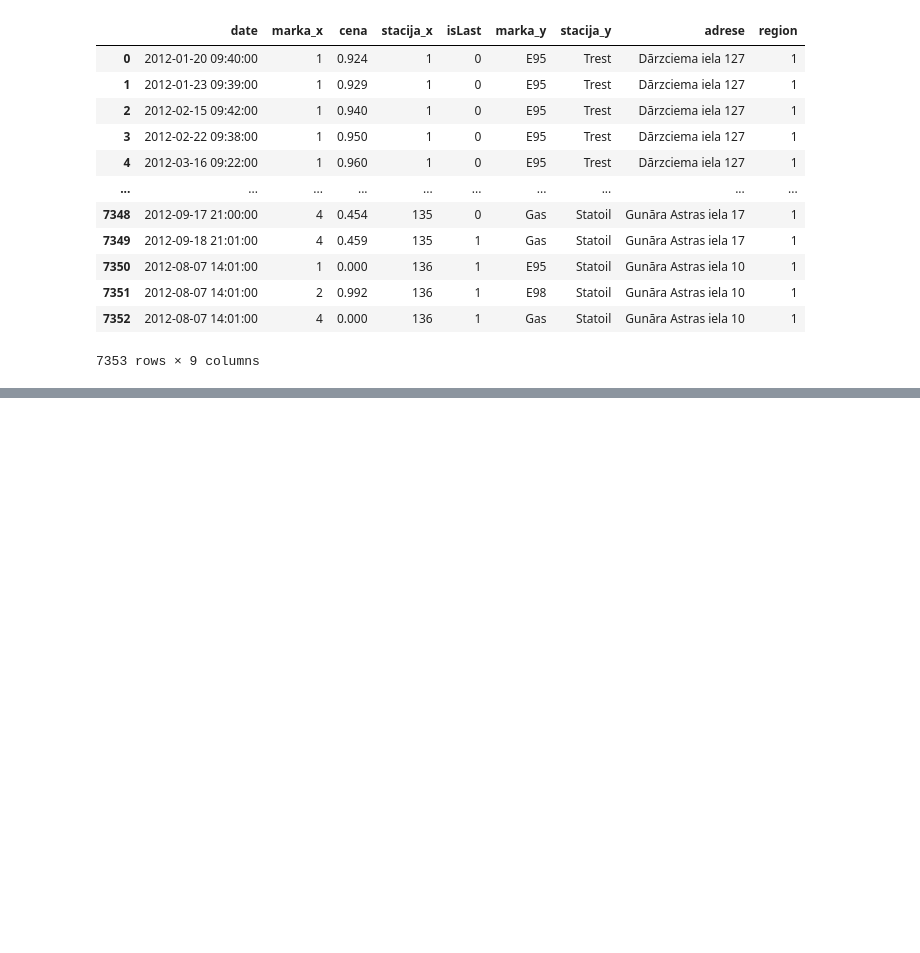
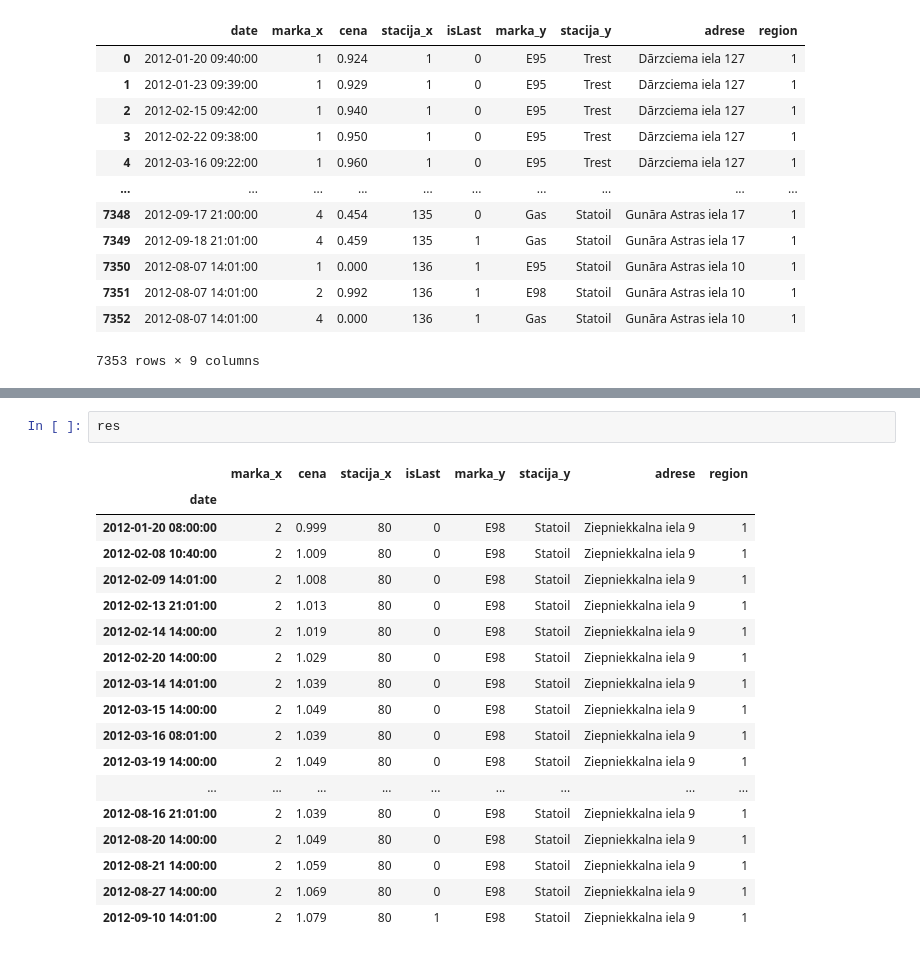
Before and after one commit to didzislauva/degvielasCenas, a Jupyter notebook: Degvielas Cenas.ipynb, the cells around one changed output, grey strips where cells are left out. Drawn from its saved outputs; the diff is of its cells as text; blank space fills up the shorter version.

```diff
--- a/Degvielas Cenas.ipynb
+++ b/Degvielas Cenas.ipynb
@@ -117,0 +122,21 @@ See the caveats in the documentation: https://pandas.pydata.org/pandas-docs/stab
+# %%
+res
+# %% [output]
+|  | marka_x | cena | stacija_x | isLast | marka_y | stacija_y | adrese | region |
+| date |  |  |  |  |  |  |  |  |
+| 2012-01-20 08:00:00 | 2 | 0.999 | 80 | 0 | E98 | Statoil | Ziepniekkalna iela 9 | 1 |
+| 2012-02-08 10:40:00 | 2 | 1.009 | 80 | 0 | E98 | Statoil | Ziepniekkalna iela 9 | 1 |
+| 2012-02-09 14:01:00 | 2 | 1.008 | 80 | 0 | E98 | Statoil | Ziepniekkalna iela 9 | 1 |
+| 2012-02-13 21:01:00 | 2 | 1.013 | 80 | 0 | E98 | Statoil | Ziepniekkalna iela 9 | 1 |
+| 2012-02-14 14:00:00 | 2 | 1.019 | 80 | 0 | E98 | Statoil | Ziepniekkalna iela 9 | 1 |
+| 2012-02-20 14:00:00 | 2 | 1.029 | 80 | 0 | E98 | Statoil | Ziepniekkalna iela 9 | 1 |
+| 2012-03-14 14:01:00 | 2 | 1.039 | 80 | 0 | E98 | Statoil | Ziepniekkalna iela 9 | 1 |
+| 2012-03-15 14:00:00 | 2 | 1.049 | 80 | 0 | E98 | Statoil | Ziepniekkalna iela 9 | 1 |
+| 2012-03-16 08:01:00 | 2 | 1.039 | 80 | 0 | E98 | Statoil | Ziepniekkalna iela 9 | 1 |
+| 2012-03-19 14:00:00 | 2 | 1.049 | 80 | 0 | E98 | Statoil | Ziepniekkalna iela 9 | 1 |
+| ... | ... | ... | ... | ... | ... | ... | ... | ... |
+| 2012-08-16 21:01:00 | 2 | 1.039 | 80 | 0 | E98 | Statoil | Ziepniekkalna iela 9 | 1 |
+| 2012-08-20 14:00:00 | 2 | 1.049 | 80 | 0 | E98 | Statoil | Ziepniekkalna iela 9 | 1 |
+| 2012-08-21 14:00:00 | 2 | 1.059 | 80 | 0 | E98 | Statoil | Ziepniekkalna iela 9 | 1 |
+| 2012-08-27 14:00:00 | 2 | 1.069 | 80 | 0 | E98 | Statoil | Ziepniekkalna iela 9 | 1 |
+| 2012-09-10 14:01:00 | 2 | 1.079 | 80 | 1 | E98 | Statoil | Ziepniekkalna iela 9 | 1 |
```
Also changed, not shown: parts of 1 cell of this notebook.
